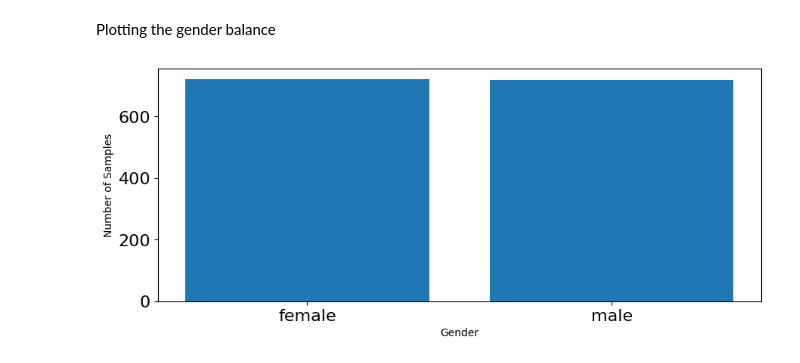
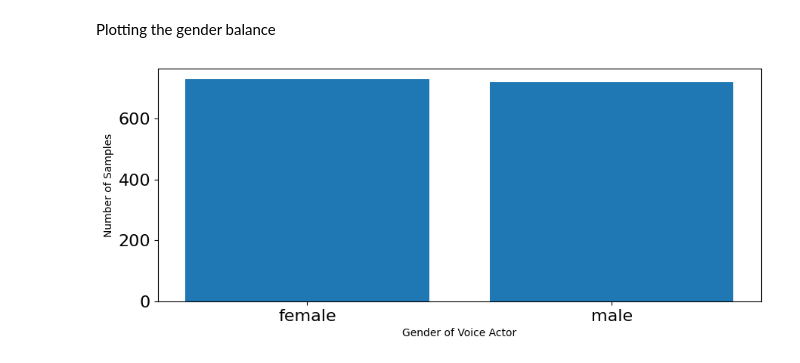
Before and after one commit to amandajeng19/Week2_DataPreprocessing, a Jupyter notebook: Week_2.ipynb, the cells around one changed output. Saved outputs shown, nothing was run; the diff lists cells and outputs as text; code cells hidden in the pictures.

```diff
--- a/Week_2.ipynb
+++ b/Week_2.ipynb
@@ -701,7 +695,7 @@ def load_data():
         y.append(emotion)
 
         gender = int(file_name.strip(".wav").split("-")[6])
-        if (gender % 2):
+        if (gender % 2 == 0):
           gender = 'female'
         else:
           gender = 'male'
@@ -718,5 +712,5 @@ def load_data():
 We will not compute the feature matrix this week, but we will read the emotion labels for the entire dataset.
 We will explain why the X and Y elements are important in the upcoming weeks.
 # %%
-features, emotions, voices = load_data()
+features, emotions, gender = load_data()
 # %% [output]
@@ -750,14 +744,14 @@ Plotting the gender balance
 # %%
 # plot gender (male vs female voices)
 plt.figure(figsize=(35,4))
 plt.subplot(1,3,1)
 #np.unique returns ordered list of unique elements and count of each element
-gender_list, count = np.unique(voices, return_counts=True)
+gender_list, count = np.unique(gender, return_counts=True)
 plt.bar(x=range(2), height=count)
 plt.xticks(ticks=range(2), labels = [gender for gender in gender_list],fontsize=10)
-plt.xlabel('Gender')
+plt.xlabel('Gender of Voice Actor')
 plt.tick_params(labelsize=16)
 plt.ylabel('Number of Samples')
 plt.show()
 # %% [output]
-[figure, old version]
+[figure, new version]
```
Also changed, not shown: parts of 2 cells of this notebook.
